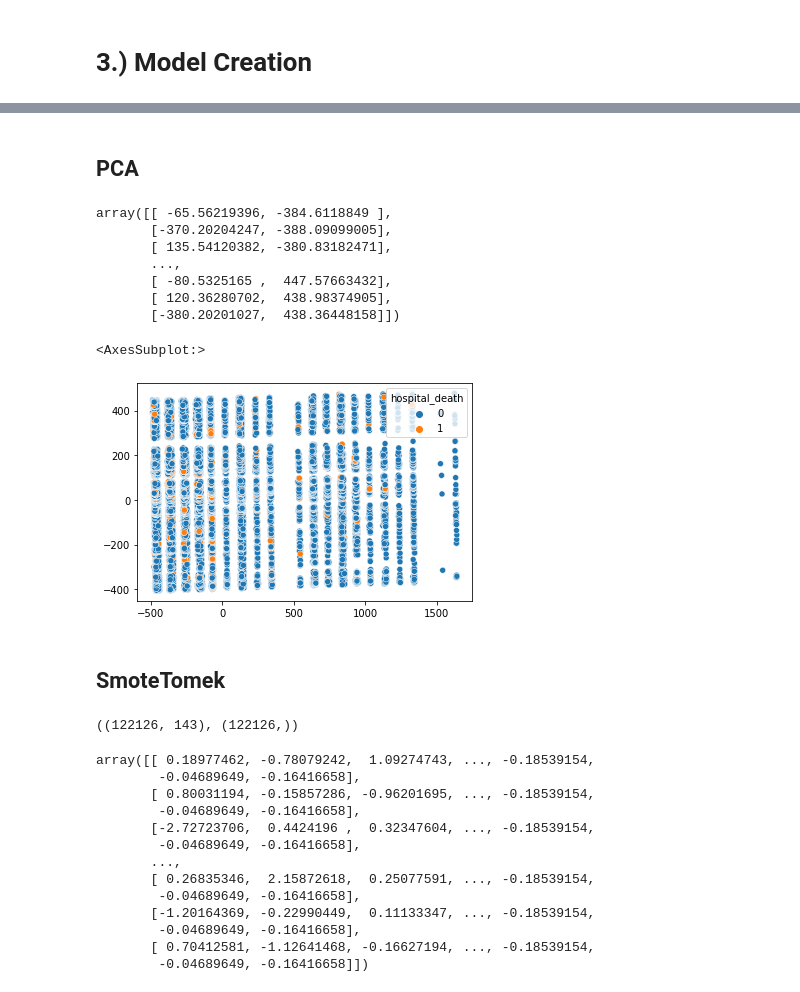
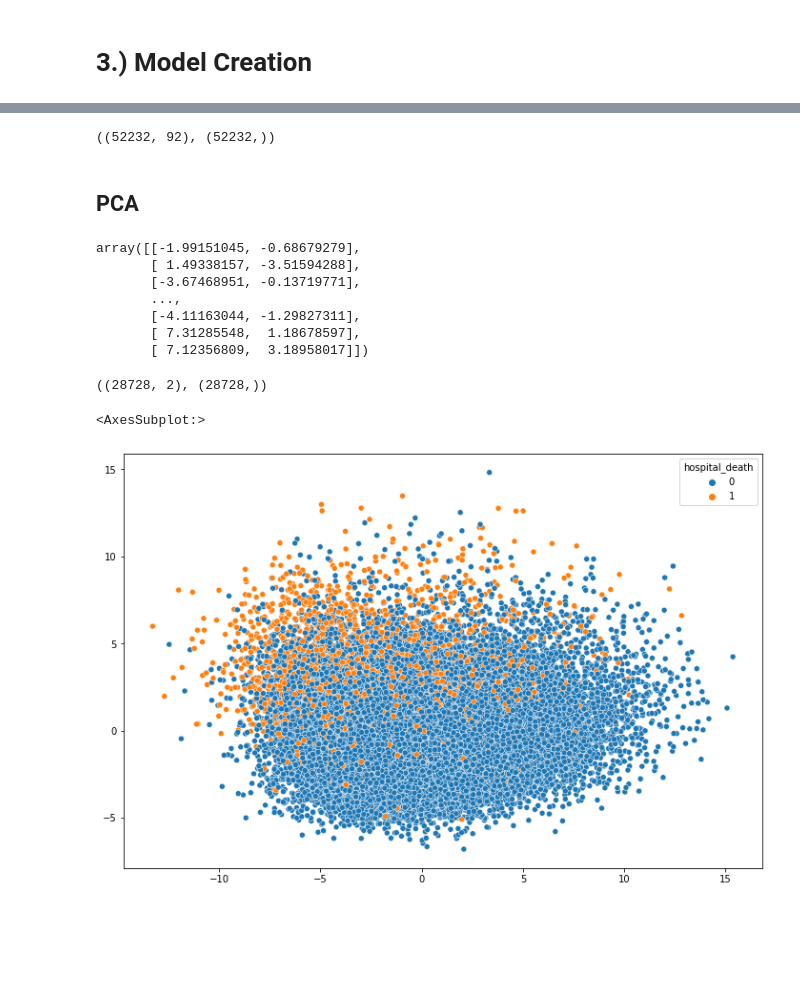
Before and after one commit to PriyeshDave/Deep-Learning, a Jupyter notebook: Patient's Survival Prediction/Code/EDA.ipynb, the cells around one changed output, grey strips where cells are left out. Saved outputs shown, nothing was run; the diff lists cells and outputs as text; code cells hidden in the pictures; blank space fills up the shorter version.

```diff
--- a/Patient's Survival Prediction/Code/EDA.ipynb
+++ b/Patient's Survival Prediction/Code/EDA.ipynb
@@ -784,0 +602,6 @@ Name: hospital_death, dtype: int64
+# %%
+X_train, X_test, y_train, y_test = train_test_split(X, y, test_size=.33, random_state=42)
+# %%
+st = SMOTETomek(random_state=42)
+X_resampled, y_resampled = st.fit_resample(X_train, y_train)
+X_resampled.shape, y_resampled.shape
@@ -784,0 +664,21 @@ Name: hospital_death, dtype: int64
+# %%
+# Here our test dataset is not balanced hence accuracy on test data is low
+xgb = XGBClassifier()
+xgb.fit(X_resampled, y_resampled)
+
+predictions_train = xgb.predict(X_resampled)
+predictions_test = xgb.predict(X_test)
+
+print('Training Data')
+print(accuracy_score(y_resampled, predictions_train))
+print()
+print(classification_report(y_resampled, predictions_train))
+
+print(confusion_matrix(y_resampled, predictions_train))
+print('===================================================')
+print('Test Data')
+print(accuracy_score(y_test, predictions_test))
+print()
+print(classification_report(y_test, predictions_test))
+
+print(confusion_matrix(y_test, predictions_test))
@@ -785,3 +723,7 @@ Name: hospital_death, dtype: int64
+# %%
+X_Scaled.shape, y_resampled.shape
+# %% [output]
+((52232, 92), (52232,))
 # %% [markdown]
 ## PCA
 # %%
@@ -789,20 +731,23 @@ from sklearn.decomposition import PCA
 from sklearn.discriminant_analysis import LinearDiscriminantAnalysis
 # %%
 pca = PCA(n_components=2)
-decomposed_X = pca.fit_transform(X)
+decomposed_X = pca.fit_transform(X_Scaled)
 decomposed_X
 # %% [output]
-array([[ -65.56219396, -384.6118849 ],
-       [-370.20204247, -388.09099005],
-       [ 135.54120382, -380.83182471],
+array([[-1.99151045, -0.68679279],
+       [ 1.49338157, -3.51594288],
+       [-3.67468951, -0.13719771],
        ...,
-       [ -80.5325165 ,  447.57663432],
-       [ 120.36280702,  438.98374905],
-       [-380.20201027,  438.36448158]])
+       [-4.11163044, -1.29827311],
+       [ 7.31285548,  1.18678597],
+       [ 7.12356809,  3.18958017]])
+# %%
+decomposed_X.shape, y_resampled.shape
+# %% [output]
+((28728, 2), (28728,))
 # %%
-sns.scatterplot(x = decomposed_X[:,0],  y = decomposed_X[:,1], hue=y)
+plt.figure(figsize=(12,8))
+sns.scatterplot(x = decomposed_X[:,0],  y = decomposed_X[:,1], hue=y_resampled)
 # %% [output]
 <AxesSubplot:>
-[figure, old version]
+[figure, new version]
-# %% [markdown]
-## SmoteTomek
@@ -811,27 +754,3 @@ from imblearn.combine import SMOTETomek
-# %%
-st = SMOTETomek(random_state=42)
-X_resampled, y_resampled = st.fit_resample(X, y)
-X_resampled.shape, y_resampled.shape
-# %% [output]
-((122126, 143), (122126,))
-# %%
-ss = StandardScaler()
-X_Scaled = ss.fit_transform(X_resampled)
-X_Scaled
-# %% [output]
-array([[ 0.18977462, -0.78079242,  1.09274743, ..., -0.18539154,
-        -0.04689649, -0.16416658],
-       [ 0.80031194, -0.15857286, -0.96201695, ..., -0.18539154,
-        -0.04689649, -0.16416658],
-       [-2.72723706,  0.4424196 ,  0.32347604, ..., -0.18539154,
-        -0.04689649, -0.16416658],
-       ...,
-       [ 0.26835346,  2.15872618,  0.25077591, ..., -0.18539154,
-        -0.04689649, -0.16416658],
-       [-1.20164369, -0.22990449,  0.11133347, ..., -0.18539154,
-        -0.04689649, -0.16416658],
-       [ 0.70412581, -1.12641468, -0.16627194, ..., -0.18539154,
-        -0.04689649, -0.16416658]])
 # %%
 X_Scaled.shape, y_resampled.shape
 # %% [output]
```
Also changed, not shown: parts of 118 cells of this notebook.
